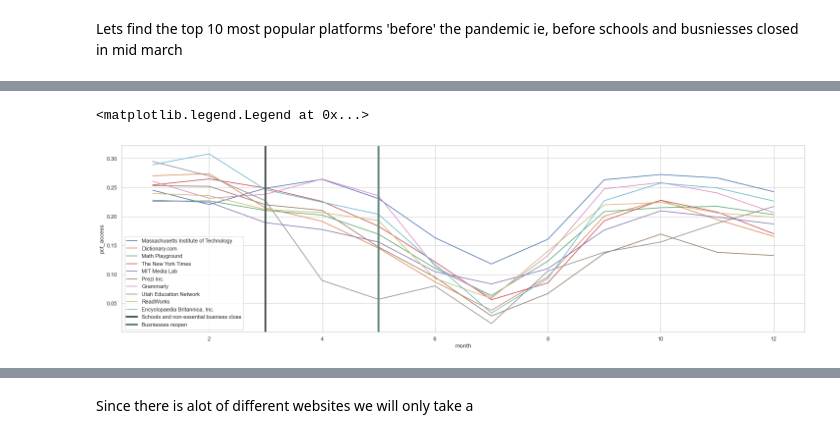
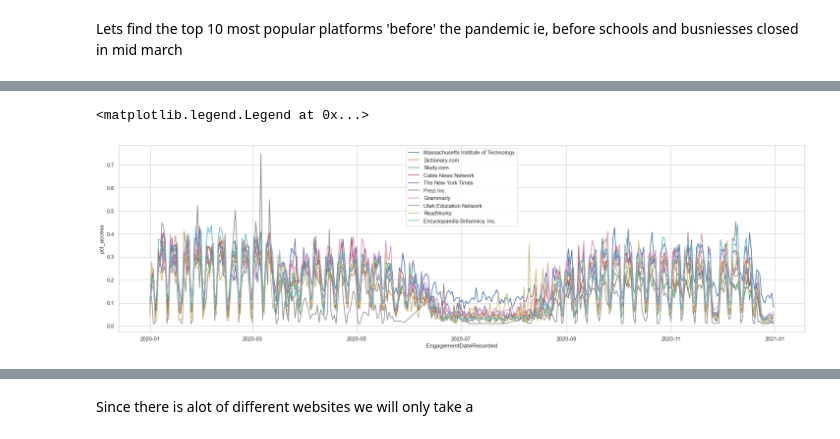
Before and after one commit to AditJainn/Math1130Project, a Jupyter notebook: AditProjectCode.ipynb, the cells around one changed output, grey strips where cells are left out. Cells and saved outputs as stored; diff of their text form; code cells hidden in the pictures.

```diff
--- a/AditProjectCode.ipynb
+++ b/AditProjectCode.ipynb
@@ -400,16 +402,33 @@ ax.legend()
 # %%
+# Dataframe for the period between jan 1st - When schools closed - when summer break happened
 effectsofPolicyChange = list()
-for label in ["CLSCHOOL","FM_ALL"]:
-    beforePolicyChange = (x.loc[x['EngagementDateRecorded'] < x[label]]).groupby(["State","Provider/Company Name"])[["pct_access","engagement_index"]].mean().reset_index()
-    afterPolicyChange = (x.loc[x['EngagementDateRecorded'] > x[label]]).groupby(["State","Provider/Company Name"])[["pct_access","engagement_index"]].mean().reset_index()
-    tempdf = pd.merge(beforePolicyChange,afterPolicyChange, on =['State','Provider/Company Name'])
-    tempdf.rename(columns = {'pct_access_x':'pct_access_before','engagement_index_x':'engagement_index_before',
-                                  'pct_access_y':'pct_access_after','engagement_index_y':'engagement_index_after'}, inplace = True)
-    tempdf = tempdf.dropna(axis=0)
-    tempdf["engagementDifference"] = tempdf["engagement_index_after"] -  tempdf["engagement_index_before"]
-    tempdf["pct_access_Difference"] = tempdf["pct_access_after"] - tempdf["pct_access_before"]
-    tempdf.name = label
-    effectsofPolicyChange.append(tempdf)
+
+beforePolicyChange = (x.loc[x['EngagementDateRecorded'] < x["CLSCHOOL"]]).groupby(["State","Provider/Company Name"])[["pct_access","engagement_index"]].mean().reset_index()
+afterPolicyChange  = (x.loc[x['CLSCHOOL'] < datetime.date(2020, 6, 20)]).groupby(["State","Provider/Company Name"])[["pct_access","engagement_index"]].mean().reset_index()
+
+tempdf = pd.merge(beforePolicyChange,afterPolicyChange, on =['State','Provider/Company Name'])
+
+tempdf.rename(columns = {'pct_access_x':'pct_access_before','engagement_index_x':'engagement_index_before',
+                                'pct_access_y':'pct_access_after','engagement_index_y':'engagement_index_after'}, inplace = True)
+tempdf = tempdf.dropna(axis=0)
+tempdf["engagementDifference"] = tempdf["engagement_index_after"] -  tempdf["engagement_index_before"]
+tempdf["pct_access_Difference"] = tempdf["pct_access_after"] - tempdf["pct_access_before"]
+tempdf.name = "CLSCHOOL"
+effectsofPolicyChange.append(tempdf)
+# %%
+# Dataframe describing the period between when schools reopened in september vs how they were when they first closed in march - june
+beforePolicyChange  = (x.loc[x['CLSCHOOL'] < datetime.date(2020, 6, 20)]).groupby(["State","Provider/Company Name"])[["pct_access","engagement_index"]].mean().reset_index()
+afterPolicyChange  = (x.loc[x['EngagementDateRecorded']  > datetime.date(2020, 9, 10)]).groupby(["State","Provider/Company Name"])[["pct_access","engagement_index"]].mean().reset_index()
+
+tempdf = pd.merge(beforePolicyChange,afterPolicyChange, on =['State','Provider/Company Name'])
+
+tempdf.rename(columns = {'pct_access_x':'pct_access_before','engagement_index_x':'engagement_index_before',
+                                'pct_access_y':'pct_access_after','engagement_index_y':'engagement_index_after'}, inplace = True)
+tempdf = tempdf.dropna(axis=0)
+tempdf["engagementDifference"] = tempdf["engagement_index_after"] -  tempdf["engagement_index_before"]
+tempdf["pct_access_Difference"] = tempdf["pct_access_after"] - tempdf["pct_access_before"]
+tempdf.name = "SchoolsReopened"
+effectsofPolicyChange.append(tempdf)
 # %%
 # This one is slightly different because you want the interval between when busniessed closed and reopened
 beforePolicyChange = (x.loc[x['EngagementDateRecorded'] < x["CLBSNS"]]).groupby(["State","Provider/Company Name"])[["pct_access","engagement_index"]].mean().reset_index() # Key difference here
@@ -587,22 +631,22 @@ top10engagment= list(before_the_first_majorPolicy.groupby(["Provider/Company Nam
 # %%
 temp = x[x['Provider/Company Name'].isin(top10pctAccess)][["EngagementDateRecorded","pct_access","Provider/Company Name"]]
 
 # After looking at the data i have realzied that many of the dates have a pct_access that is equal to zero , i believe that the data is missing. Therefor i will remove the 'zero' rows
 temp = temp.loc[temp['pct_access'] != 0]
 temp['EngagementDateRecorded'] = pd.to_datetime(temp['EngagementDateRecorded'])
 
 temp['month'] = temp['EngagementDateRecorded'].dt.month
 
 fig, ax = plt.subplots(figsize=(25, 7))
-sns.lineplot(data =temp, y= 'pct_access', x = 'month', hue = 'Provider/Company Name', errorbar = None)
-plt.axvline(x=3,color='#515C54',lw = '4',label="Schools and non-essential busniess close") # Date when schools and busnisess closed (on avg)
-plt.axvline(x=5,color='#648679',lw = '4', label= "Busniesses reopen") # Date when busnisess reopened (on avg)
+sns.lineplot(data =temp, y= 'pct_access', x = 'EngagementDateRecorded', hue = 'Provider/Company Name', errorbar = None)
+# plt.axvline(x=3,color='#515C54',lw = '4',label="Schools and non-essential busniess close") # Date when schools and busnisess closed (on avg)
+# plt.axvline(x=5,color='#648679',lw = '4', label= "Busniesses reopen") # Date when busnisess reopened (on avg)
 
 ax.legend()
 # # ax.set_title(str(airPollutant)+" Emissions vs Year ")
 # %% [output]
 <matplotlib.legend.Legend at 0x...>
-[figure, old version]
+[figure, new version]
 # %%
 temp = x[x['Provider/Company Name'].isin(top10engagment)][["EngagementDateRecorded","engagement_index","Provider/Company Name"]]
 # After looking at the data i have realzied that many of the dates have a engagement_index that is equal to ze or nan ro , i believe that the data is missing. Therefor i will remove the 'zero' rows
```
Also changed, not shown: parts of 27 cells of this notebook, 1 other file.
